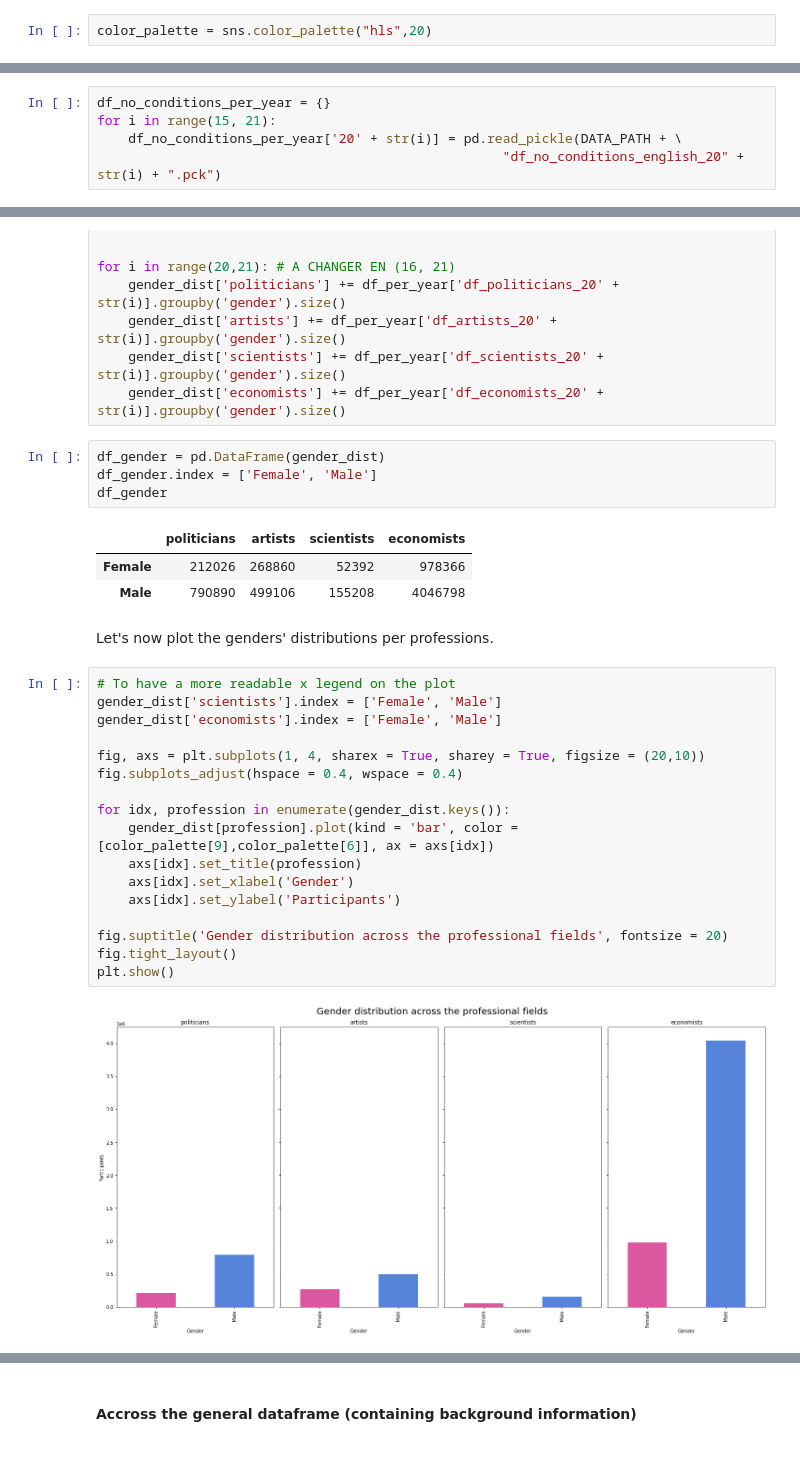
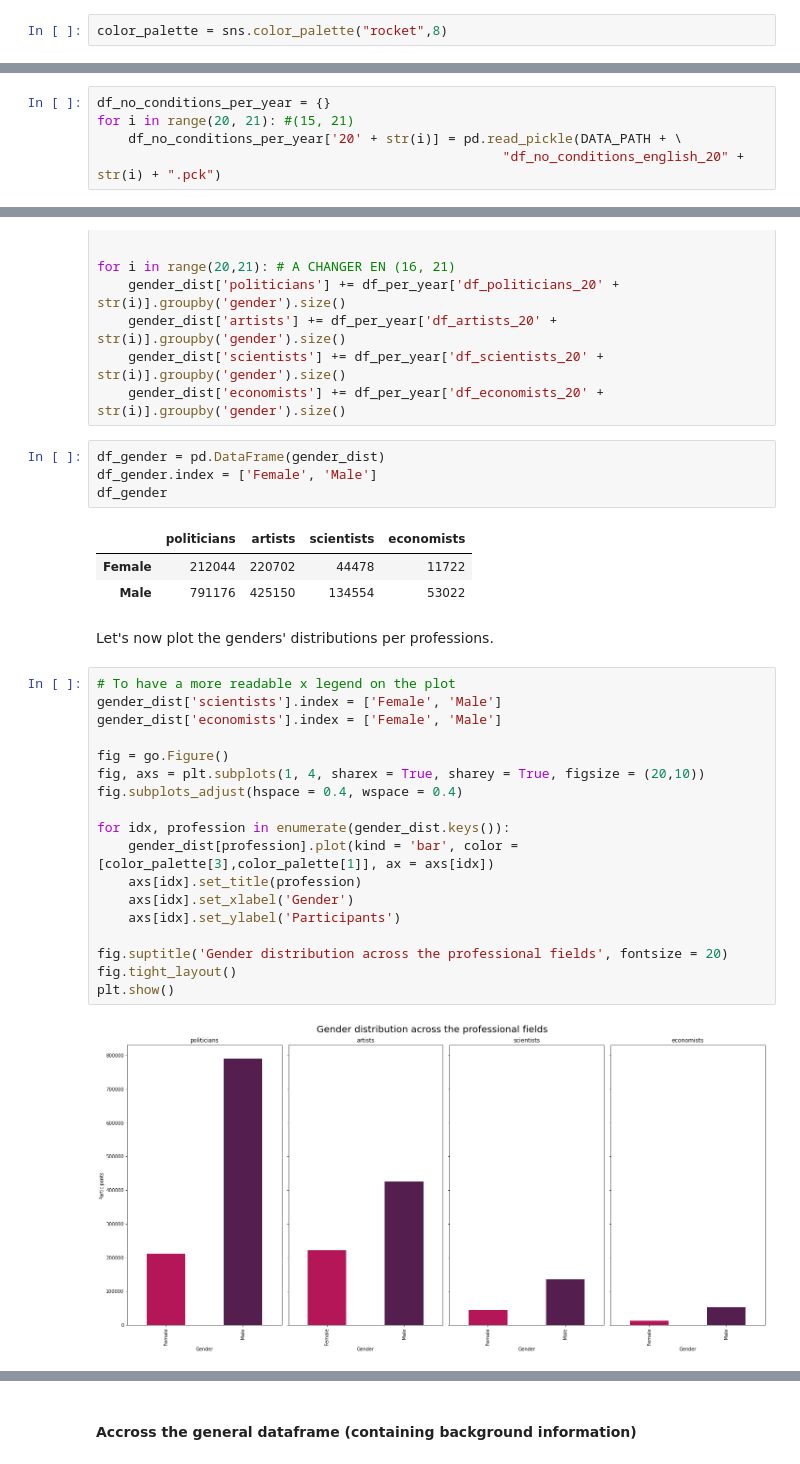
Before and after one commit to coraliegrobel/ada-2021-project-sv4ever, a Jupyter notebook: ada_main.ipynb, the cells around one changed output, grey strips where cells are left out. Saved outputs shown, nothing was run; the diff lists cells and outputs as text.

```diff
--- a/ada_main.ipynb
+++ b/ada_main.ipynb
@@ -165,7 +167,7 @@ We see that not all quotes are in English. Therefore, in part [2.3 Creation of D
 # %% [markdown]
 Before the visualisation, we define a color palette that will be used carefully throughout the project to be robust for color blind people.
 # %%
-color_palette = sns.color_palette("hls",20)
+color_palette = sns.color_palette("rocket",8)
 # %% [markdown]
 Let's visualise the languages in this sample of our dataset.
 # %%
@@ -617,7 +630,7 @@ for i in range(20, 21): #(15, 21)
 We now create a dictionnary containing the data frames of background information of the speakers per year (`df_no_conditions_per_year`).
 # %%
 df_no_conditions_per_year = {}
-for i in range(15, 21):
+for i in range(20, 21): #(15, 21)
     df_no_conditions_per_year['20' + str(i)] = pd.read_pickle(DATA_PATH + \
                                                     "df_no_conditions_english_20" + str(i) + ".pck")
 # %%
@@ -828,26 +841,27 @@ df_gender.index = ['Female', 'Male']
 df_gender
 # %% [output]
 |  | politicians | artists | scientists | economists |
-| Female | 212026 | 268860 | 52392 | 978366 |
-| Male | 790890 | 499106 | 155208 | 4046798 |
+| Female | 212044 | 220702 | 44478 | 11722 |
+| Male | 791176 | 425150 | 134554 | 53022 |
 # %% [markdown]
 Let's now plot the genders' distributions per professions.
 # %%
 # To have a more readable x legend on the plot
 gender_dist['scientists'].index = ['Female', 'Male']
 gender_dist['economists'].index = ['Female', 'Male']
 
+fig = go.Figure()
 fig, axs = plt.subplots(1, 4, sharex = True, sharey = True, figsize = (20,10))
 fig.subplots_adjust(hspace = 0.4, wspace = 0.4)
 
 for idx, profession in enumerate(gender_dist.keys()):
-    gender_dist[profession].plot(kind = 'bar', color = [color_palette[9],color_palette[6]], ax = axs[idx])
+    gender_dist[profession].plot(kind = 'bar', color = [color_palette[3],color_palette[1]], ax = axs[idx])
     axs[idx].set_title(profession)
     axs[idx].set_xlabel('Gender')
     axs[idx].set_ylabel('Participants')
 
 fig.suptitle('Gender distribution across the professional fields', fontsize = 20)
 fig.tight_layout()
 plt.show()
 # %% [output]
-[figure, old version]
+[figure, new version]
```
Also changed, not shown: parts of 13 cells of this notebook.
